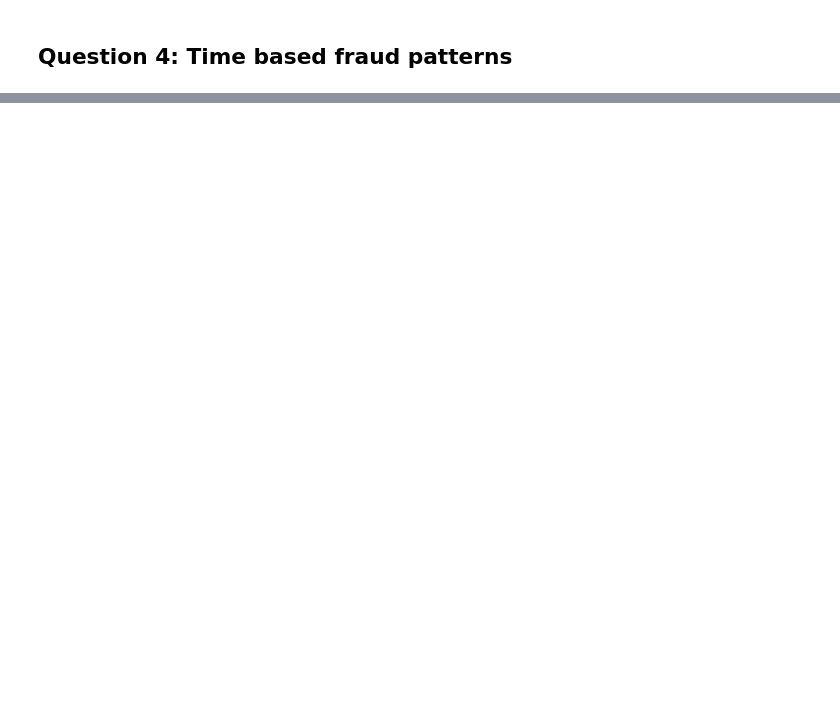
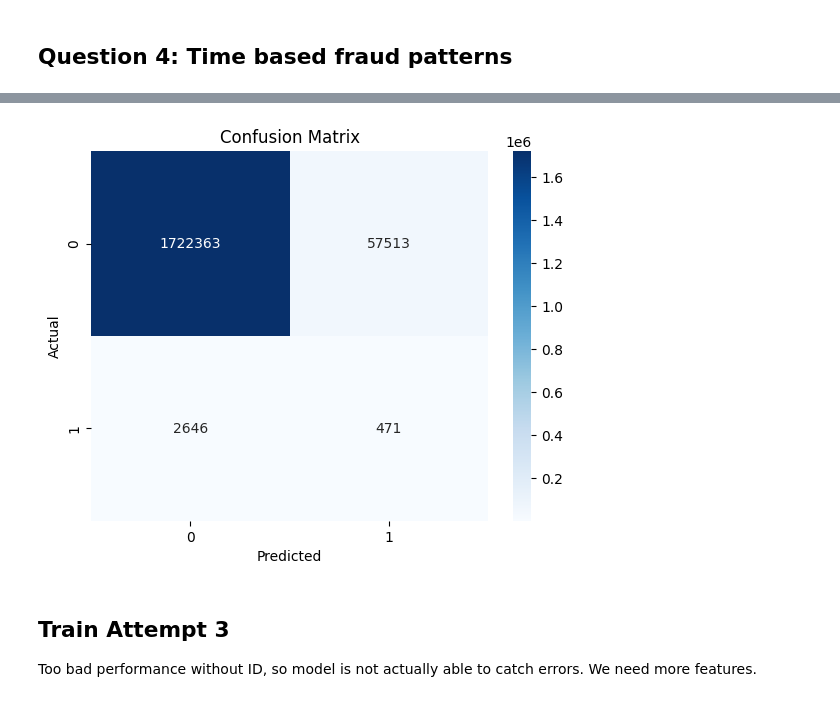
Before and after one commit to nandnii/Fraud-Transactions, a Jupyter notebook: Fraud Transactions.ipynb, the cells around one changed output, grey strips where cells are left out. Cells and saved outputs as stored; diff of their text form; code cells hidden in the pictures; blank space fills up the shorter version.

```diff
--- a/Fraud Transactions.ipynb
+++ b/Fraud Transactions.ipynb
@@ -887,0 +1015,9 @@ df
+# %%
+# Sort by Date to prevent leak. We'll train on old data & test on recent data
+df_final = df_final.sort_values('date').reset_index(drop=True)
+
+# Now perform the 80/20 split
+split_idx = int(len(df_final) * 0.8)
+
+X_train, X_test = X.iloc[:split_idx], X.iloc[split_idx:]
+y_train, y_test = y.iloc[:split_idx], y.iloc[split_idx:]
@@ -887,0 +1092,18 @@ df
+# %%
+# Remove 'id' and any other unique identifiers
+X = df_final.drop(columns=[
+    'is_fraud', 'id', 'date',
+    'merchant_city', 'merchant_state', 'zip', 'errors', # The 'Object' columns
+    'client_id', 'card_id', 'merchant_id', 'card_acct_open_date'
+])
+y = df_final['is_fraud']
+# %%
+X_train, X_test = X.iloc[:split_idx], X.iloc[split_idx:]
+y_train, y_test = y.iloc[:split_idx], y.iloc[split_idx:]
+
+model.fit(X_train, y_train)
+
+# Plot Feature Importance
+plt.figure(figsize=(10, 8))
+plot_importance(model, max_num_features=10) # Show top 10 features
+plt.show()
@@ -887,0 +1113,6 @@ df
+# %%
+# The model looks at X_test and predicts 0 (Legit) or 1 (Fraud)
+y_pred = model.predict(X_test)
+
+# We also get the 'probability' (how sure the model is)
+y_prob = model.predict_proba(X_test)[:, 1]
@@ -887,0 +1130,12 @@ df
+# %%
+cm = confusion_matrix(y_test, y_pred)
+sns.heatmap(cm, annot=True, fmt='d', cmap='Blues')
+plt.xlabel('Predicted')
+plt.ylabel('Actual')
+plt.title('Confusion Matrix')
+plt.show()
+# %% [output]
+[figure, added]
+# %% [markdown]
+## Train Attempt 3
+Too bad performance without ID, so model is not actually able to catch errors. We need more features.
```
Also changed, not shown: parts of 34 cells of this notebook.
